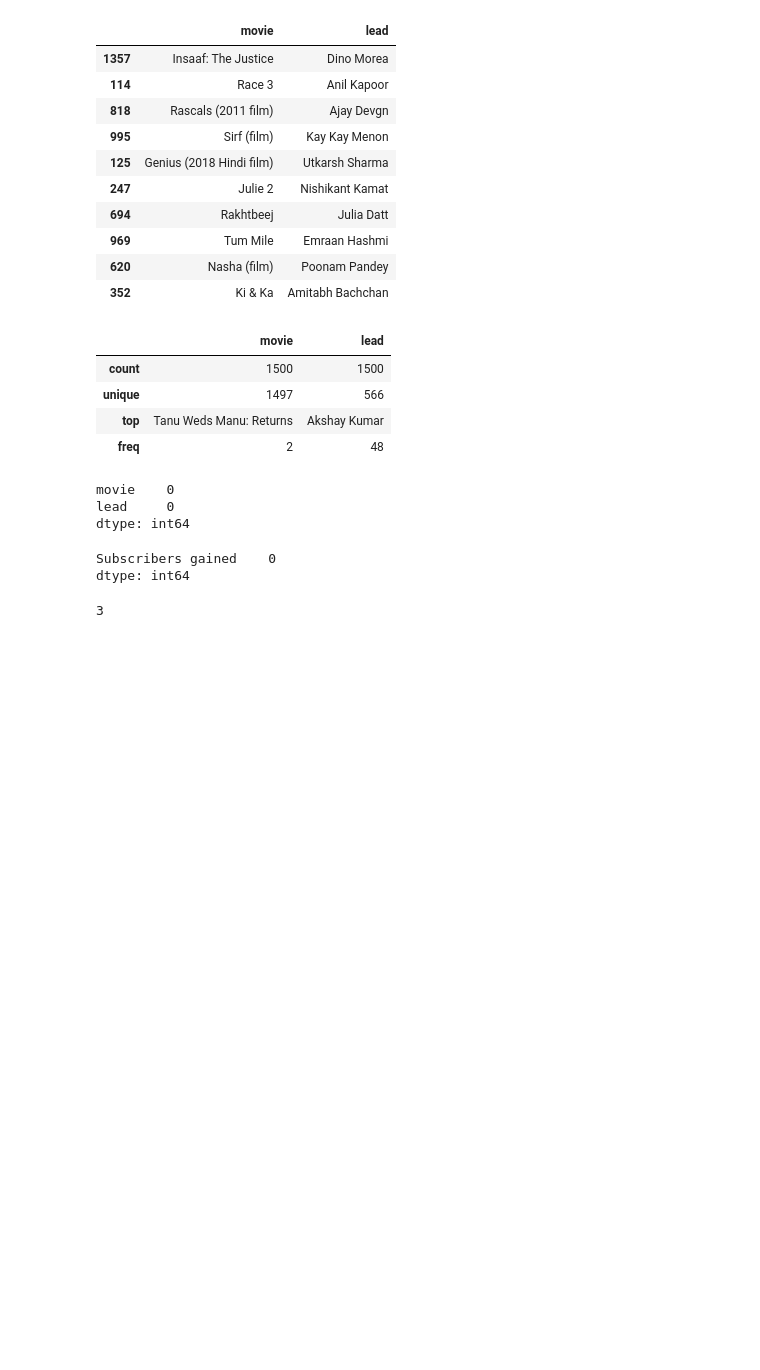
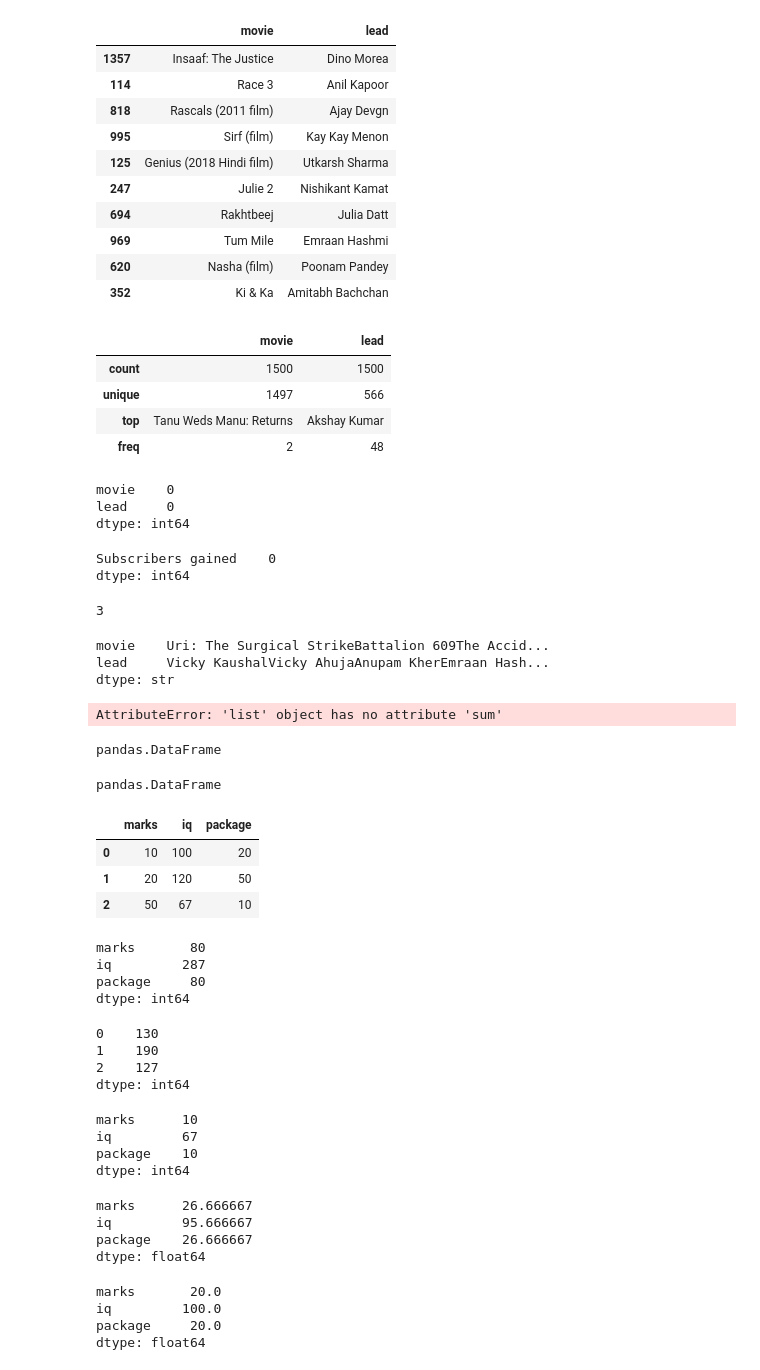
Before and after one commit to jhalucky/KPP-Keep-Practicing-Python, a Jupyter notebook: pandas/working.ipynb, the cells around one changed output. Cells and saved outputs as stored; diff of their text form; code cells hidden in the pictures; blank space fills up the shorter version.

```diff
--- a/pandas/working.ipynb
+++ b/pandas/working.ipynb
@@ -168,3 +164,72 @@ dtype: int64
 movies.duplicated().sum()
 # %% [output]
 3
+# %%
+movies.sum()
+# %% [output]
+movie    Uri: The Surgical StrikeBattalion 609The Accid...
+lead     Vicky KaushalVicky AhujaAnupam KherEmraan Hash...
+dtype: str
+# %%
+student_data.sum()
+# %% [output]
+AttributeError: 'list' object has no attribute 'sum'
+# %%
+type(movies)
+# %% [output]
+pandas.DataFrame
+# %%
+students = [
+    [10,100,20],
+    [20,120,50],
+    [50,67,10]
+]
+
+students = pd.DataFrame(students, columns=['marks','iq','package'])
+
+students.sum()
+type(students)
+# %% [output]
+pandas.DataFrame
+# %%
+students
+# %% [output]
+|  | marks | iq | package |
+| 0 | 10 | 100 | 20 |
+| 1 | 20 | 120 | 50 |
+| 2 | 50 | 67 | 10 |
+# %%
+students.sum()
+# %% [output]
+marks       80
+iq         287
+package     80
+dtype: int64
+# %%
+students.sum(axis=1)
+# %% [output]
+0    130
+1    190
+2    127
+dtype: int64
+# %%
+students.min()
+# %% [output]
+marks      10
+iq         67
+package    10
+dtype: int64
+# %%
+students.mean()
+# %% [output]
+marks      26.666667
+iq         95.666667
+package    26.666667
+dtype: float64
+# %%
+students.median()
+# %% [output]
+marks       20.0
+iq         100.0
+package     20.0
+dtype: float64
```
Also changed, not shown: parts of 4 cells of this notebook.
